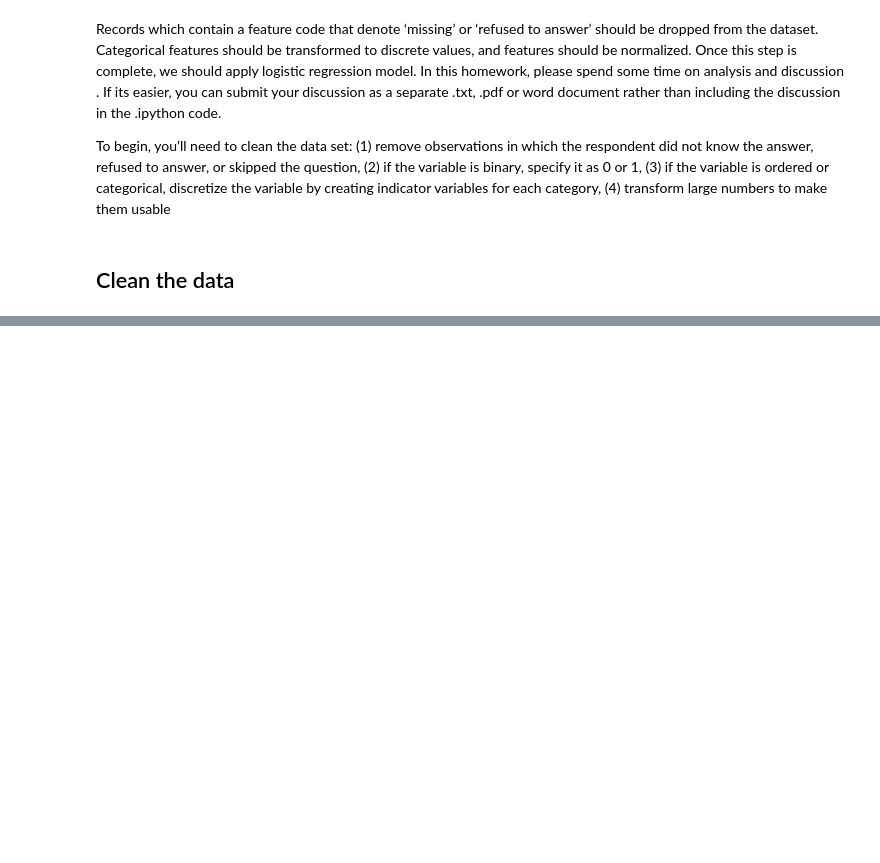
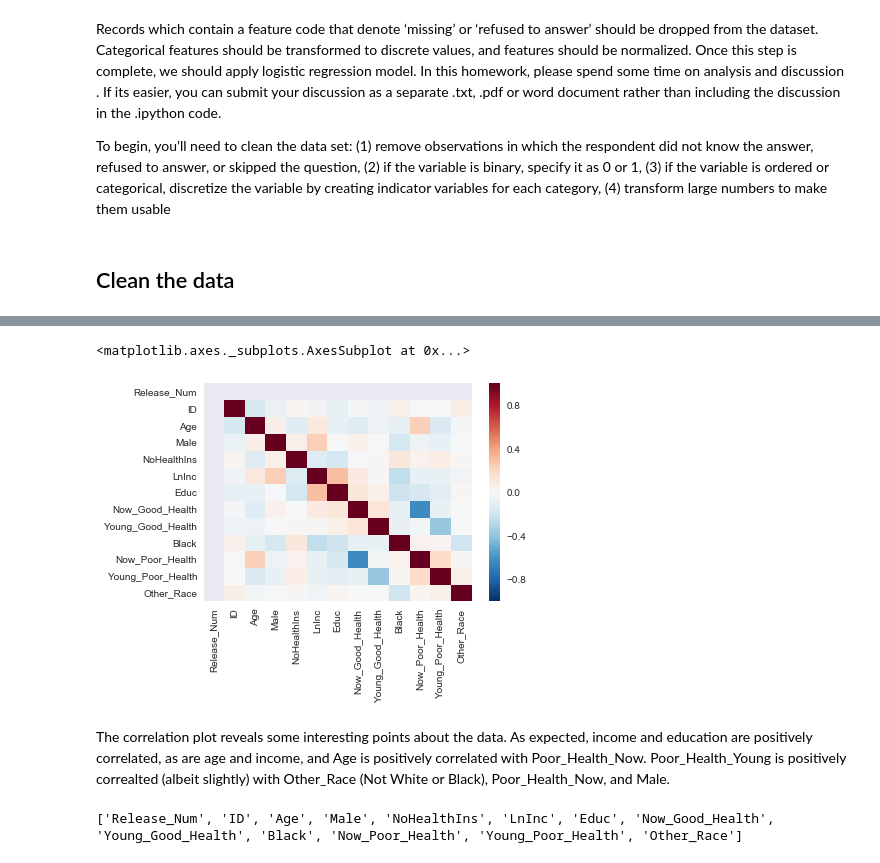
Before and after one commit to jasonnnnnb/Econ128, a Jupyter notebook: HW5/Homework 5.ipynb, the cells around one changed output, grey strips where cells are left out. Cells and saved outputs as stored; diff of their text form; code cells hidden in the pictures; blank space fills up the shorter version.

```diff
--- a/HW5/Homework 5.ipynb
+++ b/HW5/Homework 5.ipynb
@@ -73,0 +79,9 @@ df.head()
+# %%
+def reAssign(data, i, j, k):
+    l = []
+    for x in data:
+        if x == i:
+            l.append(j)
+        else:
+            l.append(k)
+    return l
@@ -73,0 +154,4 @@ df.head()
+# %%
+# Discretize categorical vars
+df = pd.get_dummies(df, columns=["Health_Now", "Health_Young", "Race"], drop_first=True)
+df.head()
@@ -73,0 +165,20 @@ df.head()
+# %%
+# Combine categorical vars to emilinate perfect multicollinearity and better distribute vars
+
+# Vars to rename
+df = df.rename(columns={
+                        "Health_Now_2":"Now_Good_Health",
+                        "Health_Young_2":"Young_Good_Health",
+                        "Race_1":"White",
+                        "Race_2":"Black",
+                        "Income":"LnInc"})
+
+# Vars to Add
+df["Now_Poor_Health"] = df.Health_Now_3 + df.Health_Now_4 + df.Health_Now_5
+df["Young_Poor_Health"] = df.Health_Young_3 + df.Health_Young_4 + df.Health_Young_5
+df["Other_Race"] = df.Race_3 + df.Race_4 + df.Race_5 + df.Race_7
+
+# Vars to drop
+df = df.drop(['Health_Now_3', 'Health_Now_4', 'Health_Now_5',
+             'Health_Young_3', 'Health_Young_4', 'Health_Young_5',
+             "Race_3", "Race_4", "Race_5", "Race_7"], axis = 1)
@@ -73,0 +194,13 @@ df.head()
+# %%
+sb.heatmap(df.corr())
+# %% [output]
+<matplotlib.axes._subplots.AxesSubplot at 0x...>
+[figure, added]
+# %% [markdown]
+The correlation plot reveals some interesting points about the data. As expected, income and education are positively correlated, as are age and income, and Age is positively correlated with Poor_Health_Now.
+Poor_Health_Young is positively correalted (albeit slightly) with Other_Race (Not White or Black), Poor_Health_Now, and Male.
+# %%
+cols = df.columns.tolist()
+print (cols)
+# %% [output]
+['Release_Num', 'ID', 'Age', 'Male', 'NoHealthIns', 'LnInc', 'Educ', 'Now_Good_Health', 'Young_Good_Health', 'Black', 'Now_Poor_Health', 'Young_Poor_Health', 'Other_Race']
```
Also changed, not shown: parts of 23 cells of this notebook, 6 other files.
